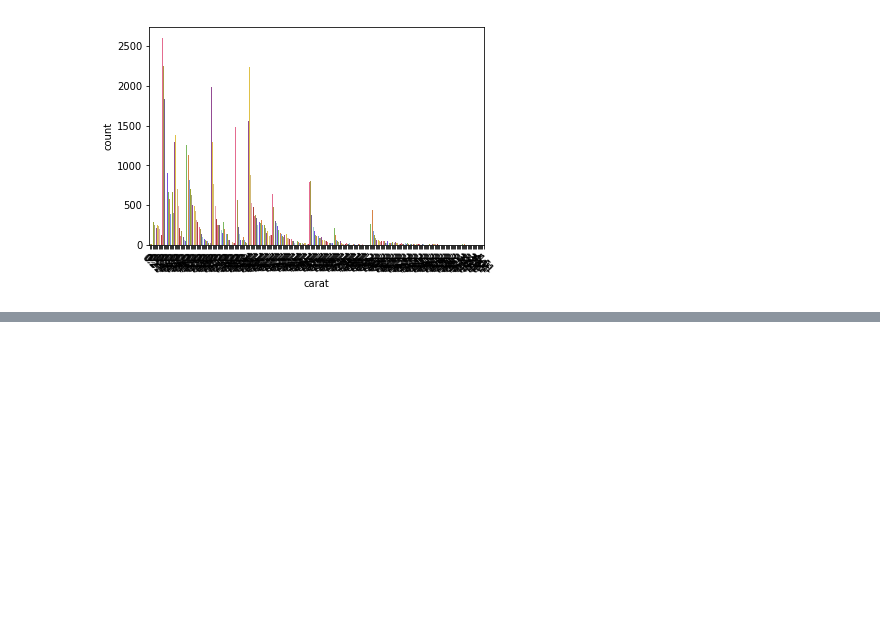
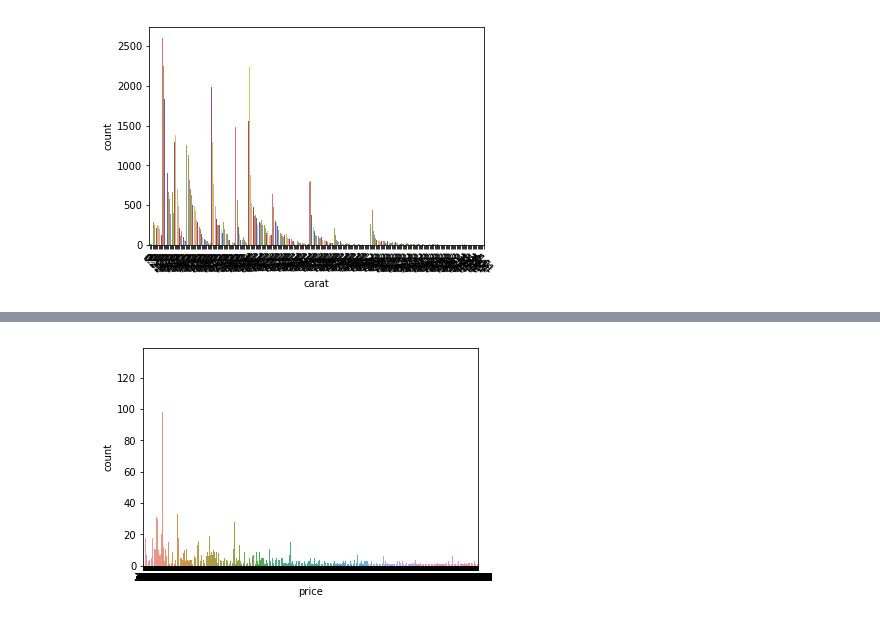
Before and after one commit to tyettil21/DataAnalyticsbootcamp2018mc, a Jupyter notebook: Practice - Diamond.ipynb, the cells around one changed output, grey strips where cells are left out. Saved outputs shown, nothing was run; the diff lists cells and outputs as text; code cells hidden in the pictures; blank space fills up the shorter version.

Commit message:
Practice-Diamonds
Including Mods 7 & 8

```diff
--- a/Practice - Diamond.ipynb
+++ b/Practice - Diamond.ipynb
@@ -474,0 +491,6 @@ plt.xticks(rotation=-45)
+# %%
+#bar chart of diamond price
+sns.countplot(x='price', data=df)
+plt.show()
+# %% [output]
+[figure, added]
```
Also changed, not shown: parts of 63 cells of this notebook.
